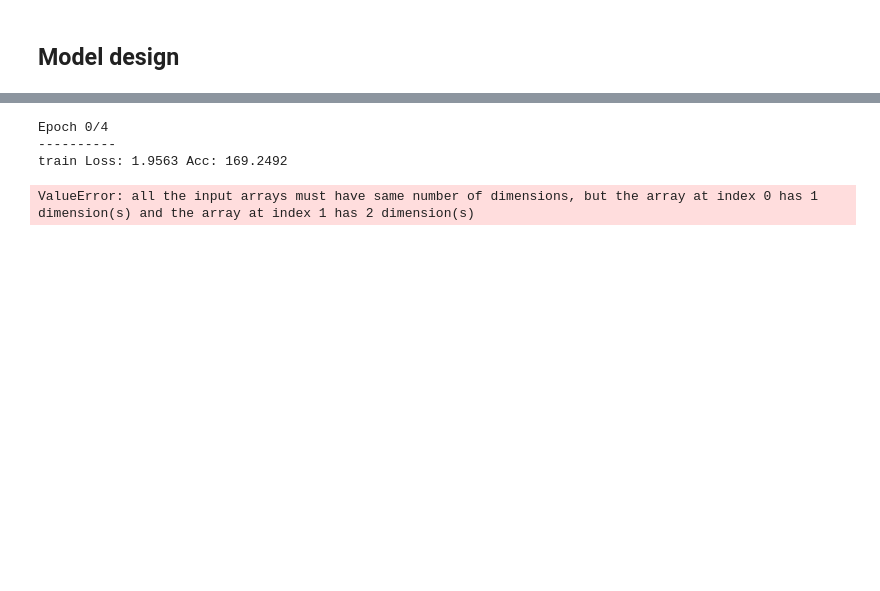
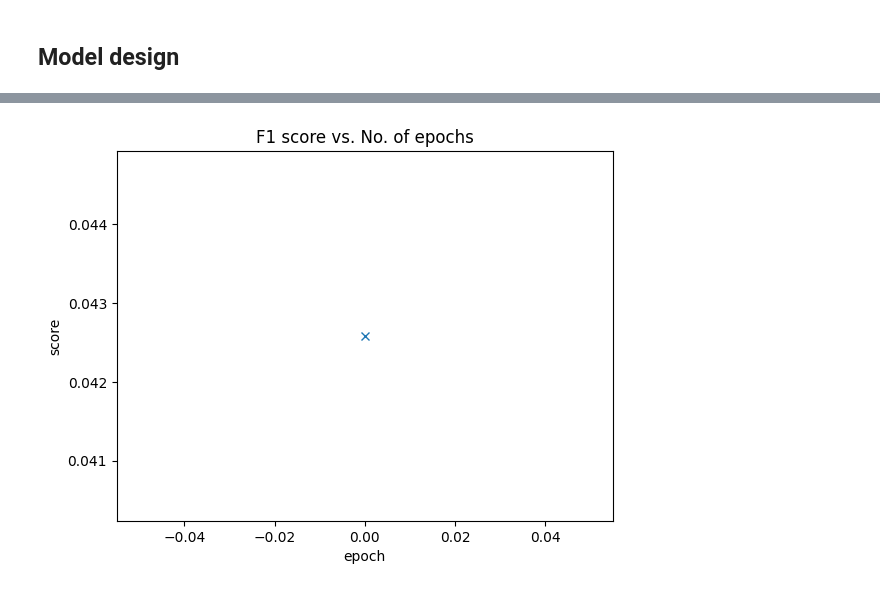
Before and after one commit to EdenStabbfer/PatternRecognition, a Jupyter notebook: KT3/PoseDetectionViT.ipynb, the cells around one changed output, grey strips where cells are left out. Drawn from its saved outputs; the diff is of its cells as text; code cells hidden in the pictures; blank space fills up the shorter version.

```diff
--- a/KT3/PoseDetectionViT.ipynb
+++ b/KT3/PoseDetectionViT.ipynb
@@ -391,4 +484,4 @@ True
 # %%
 model = Model()
-if use_gpu:
-    model = model.cuda()
+model = to_device(model, device)
+model
@@ -395,3 +510,2 @@ if use_gpu:
 # %%
-criterion = nn.CrossEntropyLoss()
-optimizer = torch.optim.Adam(model.parameters() , lr = 0.001)
+optimizer = torch.optim.AdamW(model.parameters() , lr = 0.001)
@@ -397,0 +586,3 @@ optimizer = torch.optim.Adam(model.parameters() , lr = 0.001)
+# %%
+history = [evaluate(model, val_dl)]
+history
@@ -397,0 +591,10 @@ optimizer = torch.optim.Adam(model.parameters() , lr = 0.001)
+# %%
+%%time
+
+history += fit_one_cycle(epochs=20,
+                         max_lr=0.001,
+                         model = model,
+                         train_loader=train_dl,
+                         val_loader=val_dl,
+                         grad_clip=0.1,
+                         weight_decay=1e-4)
@@ -398,3 +608,13 @@ optimizer = torch.optim.Adam(model.parameters() , lr = 0.001)
+# %%
+def plot_scores(history):
+    scores = [x['val_score'] for x in history]
+    plt.plot(scores, '-x')
+    plt.xlabel('epoch')
+    plt.ylabel('score')
+    plt.title('F1 score vs. No. of epochs');
+plot_scores(history)
+# %% [output]
+[figure, added]
 # %%
 from sklearn.metrics import confusion_matrix
 import itertools
@@ -526,7 +657,0 @@ def train_model(model, criterion, optimizer, show_confusion_matrix = True, num_e
-# %%
-trained_model = train_model(model, criterion, optimizer)
-# %% [output]
-Epoch 0/4
-----------
-train Loss: 1.9563 Acc: 169.2492
-ValueError: all the input arrays must have same number of dimensions, but the array at index 0 has 1 dimension(s) and the array at index 1 has 2 dimension(s)
```
Also changed, not shown: parts of 22 cells of this notebook.
